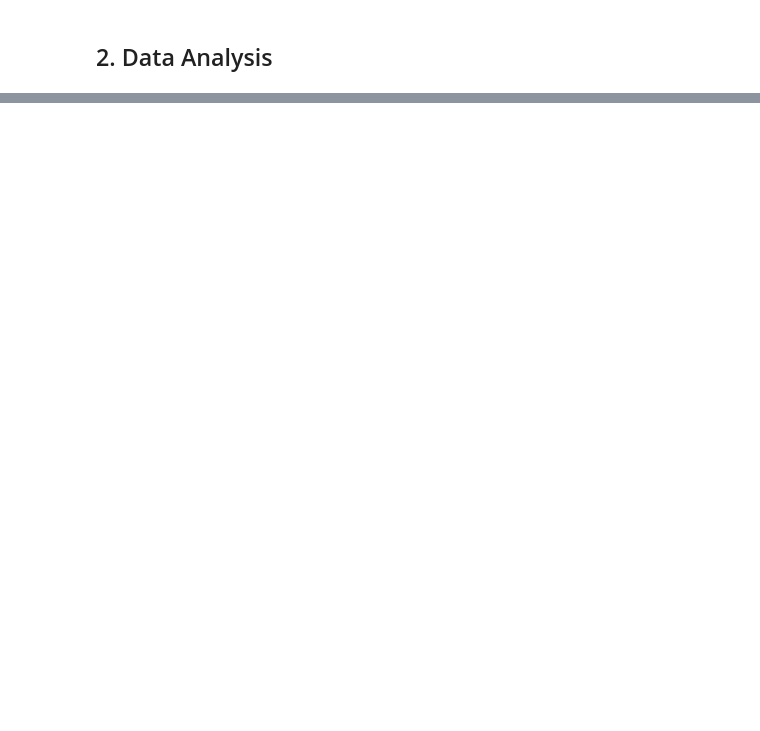
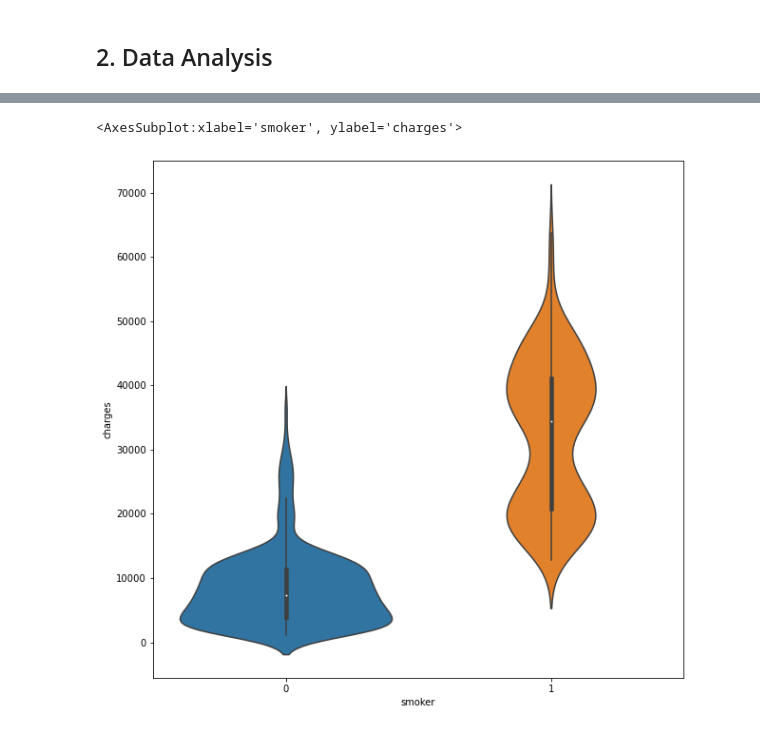
Before and after one commit to utkuozbudak/insurance_forecast, a Jupyter notebook: insurance_forecast.ipynb, the cells around one changed output, grey strips where cells are left out. Cells and saved outputs as stored; diff of their text form; code cells hidden in the pictures; blank space fills up the shorter version.

```diff
--- a/insurance_forecast.ipynb
+++ b/insurance_forecast.ipynb
@@ -76,0 +99,8 @@ sns.heatmap(data.corr(), annot=True, mask=mask, cmap=colormap, linewidths=0.3)
+# %%
+# Let's see if smoking has an effect on the insurance cost
+
+plt.figure(figsize=(10, 10))
+sns.violinplot(x='smoker', y='charges', data=data)
+# %% [output]
+<AxesSubplot:xlabel='smoker', ylabel='charges'>
+[figure, added]
```
Also changed, not shown: parts of 9 cells of this notebook.
